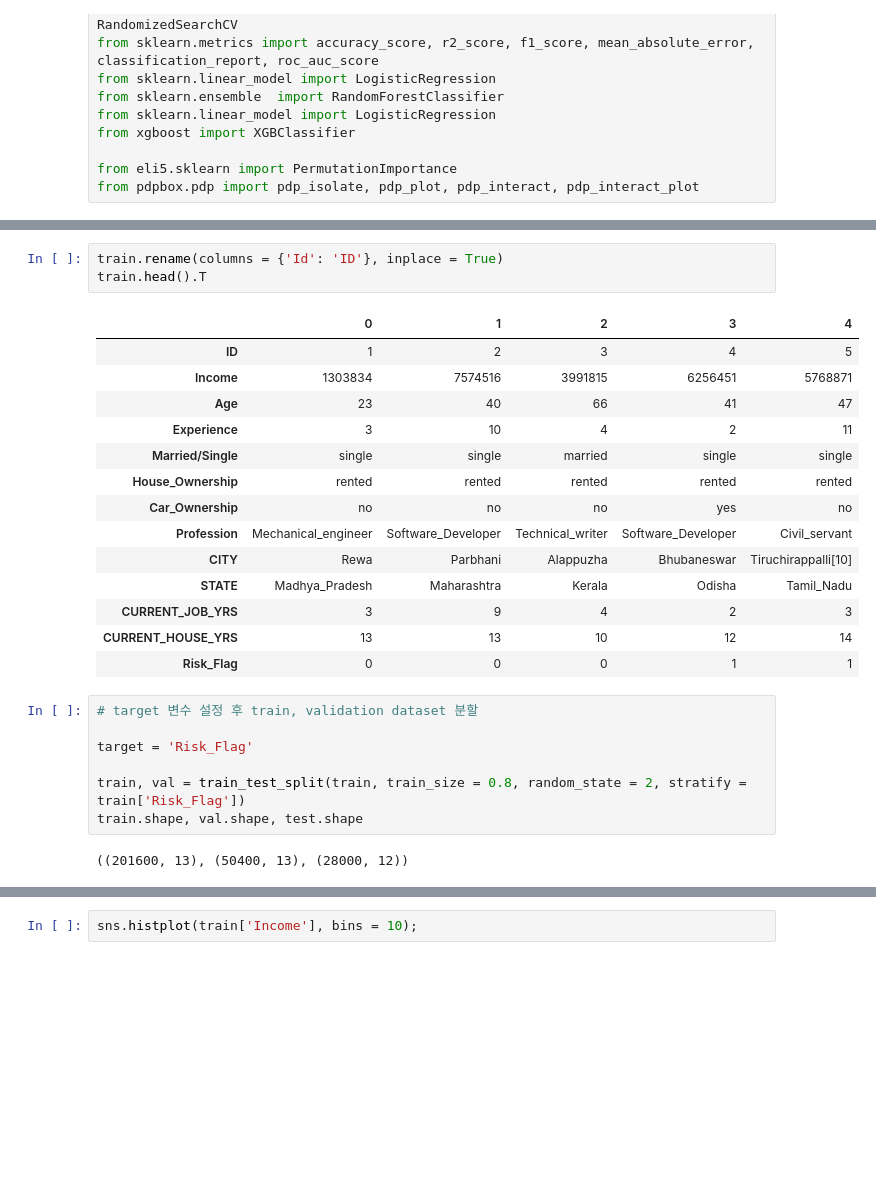
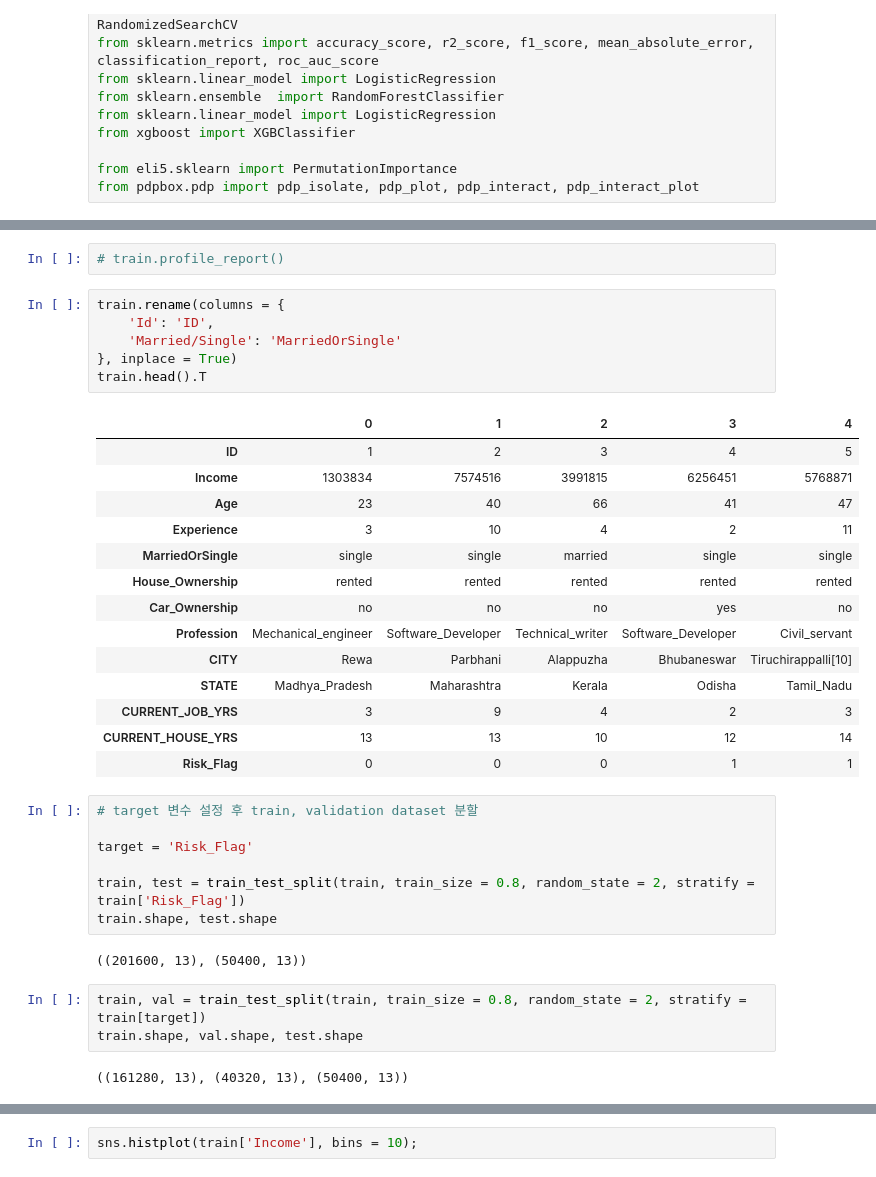
Before and after one commit to hwon-n/section2_project, a Jupyter notebook: section2_project.ipynb, the cells around one changed output, grey strips where cells are left out. Cells and saved outputs as stored; diff of their text form; blank space fills up the shorter version.

```diff
--- a/section2_project.ipynb
+++ b/section2_project.ipynb
@@ -137,13 +132,18 @@ train.profile_report()
+# %%
+# train.profile_report()
 # %%
-train.rename(columns = {'Id': 'ID'}, inplace = True)
+train.rename(columns = {
+    'Id': 'ID',
+    'Married/Single': 'MarriedOrSingle'
+}, inplace = True)
 train.head().T
 # %% [output]
 |  | 0 | 1 | 2 | 3 | 4 |
 | ID | 1 | 2 | 3 | 4 | 5 |
 | Income | 1303834 | 7574516 | 3991815 | 6256451 | 5768871 |
 | Age | 23 | 40 | 66 | 41 | 47 |
 | Experience | 3 | 10 | 4 | 2 | 11 |
-| Married/Single | single | single | married | single | single |
+| MarriedOrSingle | single | single | married | single | single |
 | House_Ownership | rented | rented | rented | rented | rented |
 | Car_Ownership | no | no | no | yes | no |
 | Profession | Mechanical_engineer | Software_Developer | Technical_writer | Software_Developer | Civil_servant |
@@ -157,10 +157,15 @@ train.head().T
 
 target = 'Risk_Flag'
 
-train, val = train_test_split(train, train_size = 0.8, random_state = 2, stratify = train['Risk_Flag'])
-train.shape, val.shape, test.shape
+train, test = train_test_split(train, train_size = 0.8, random_state = 2, stratify = train['Risk_Flag'])
+train.shape, test.shape
 # %% [output]
-((201600, 13), (50400, 13), (28000, 12))
+((201600, 13), (50400, 13))
+# %%
+train, val = train_test_split(train, train_size = 0.8, random_state = 2, stratify = train[target])
+train.shape, val.shape, test.shape
+# %% [output]
+((161280, 13), (40320, 13), (50400, 13))
 # %%
 value = train['Risk_Flag'].value_counts(normalize = True)
 value[0]
```
Also changed, not shown: parts of 38 cells of this notebook.
